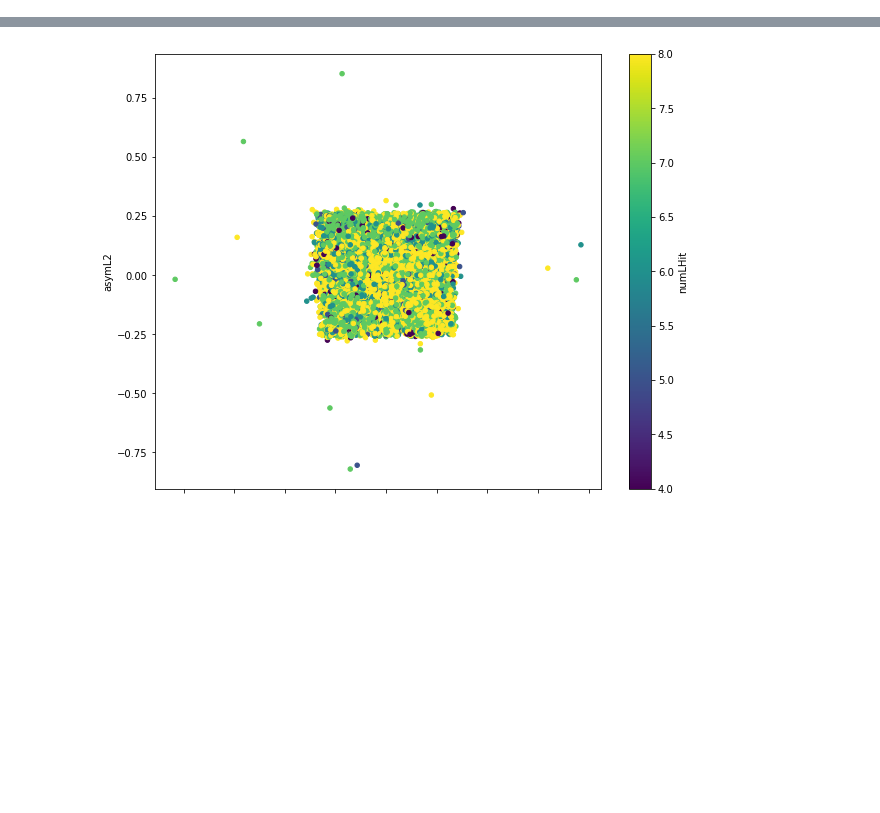
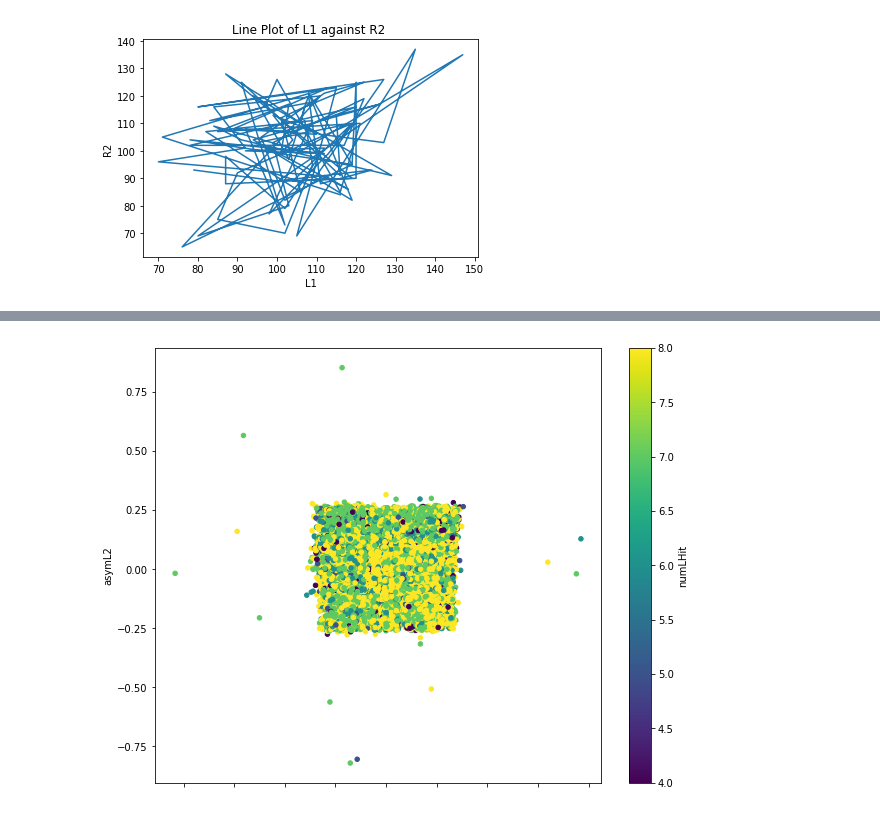
Before and after one commit to shanto268/HEP_DAQ, a Jupyter notebook: CrateAnalysis/DataFilter.ipynb, the cells around one changed output, grey strips where cells are left out. Cells and saved outputs as stored; diff of their text form; code cells hidden in the pictures; blank space fills up the shorter version.

```diff
--- a/CrateAnalysis/DataFilter.ipynb
+++ b/CrateAnalysis/DataFilter.ipynb
@@ -1,9 +1,14 @@
 # %%
 from MuonDataFrame import *
-file = "processed_data/events_data_frame_801.ftr"
+
+file = "processed_data/events_data_frame_800.ftr"
 mdfo = MuonDataFrame(file, isNew=False, d1="last") #Muon Data Frame Object
 # %%
 mdfo.keepEvents("numLHit", 8, "==")
 # %%
 mdf = mdfo.events_df
+# %%
+mdfo.getPlot(["L1","R2"])
+# %% [output]
+[figure, added]
 # %%
```
Also changed, not shown: parts of 1 cell of this notebook, 5 other files.
